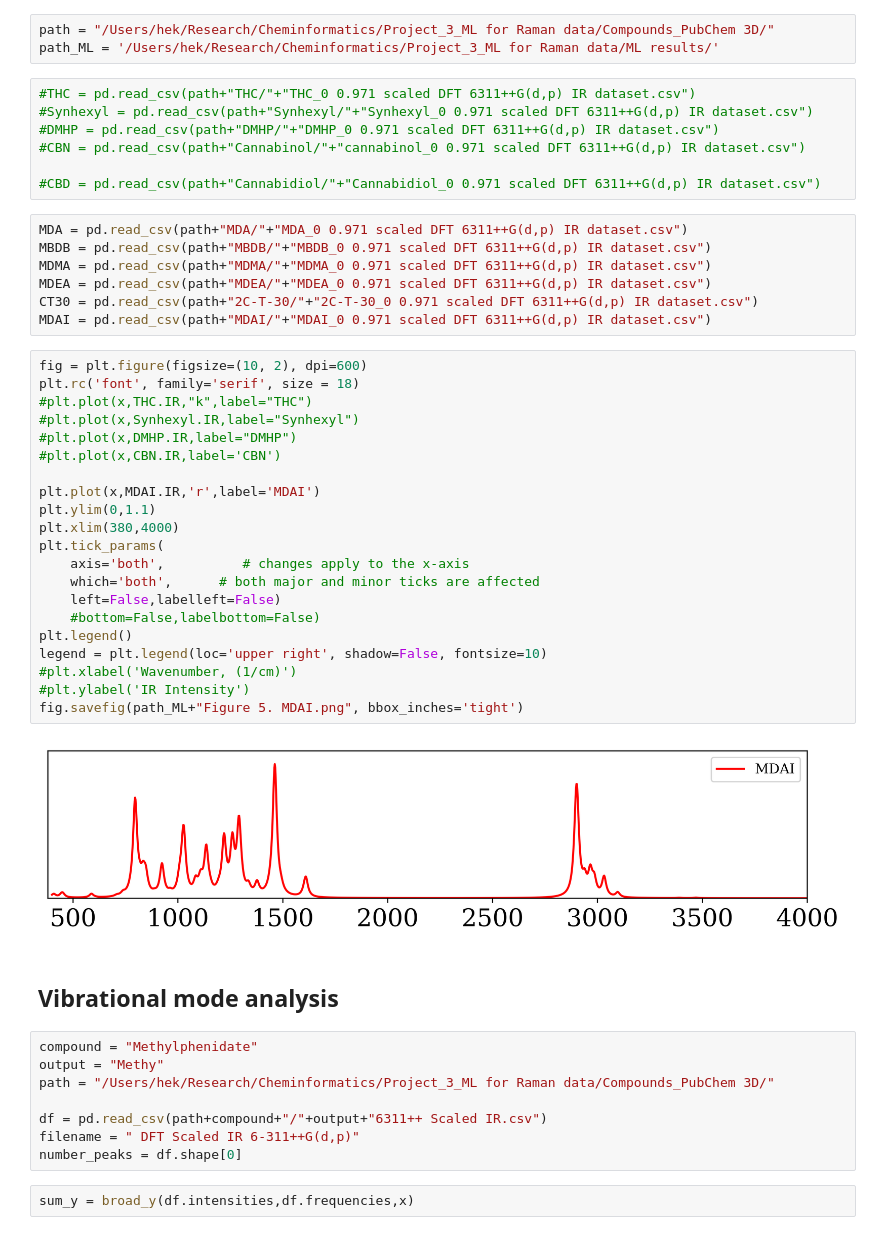
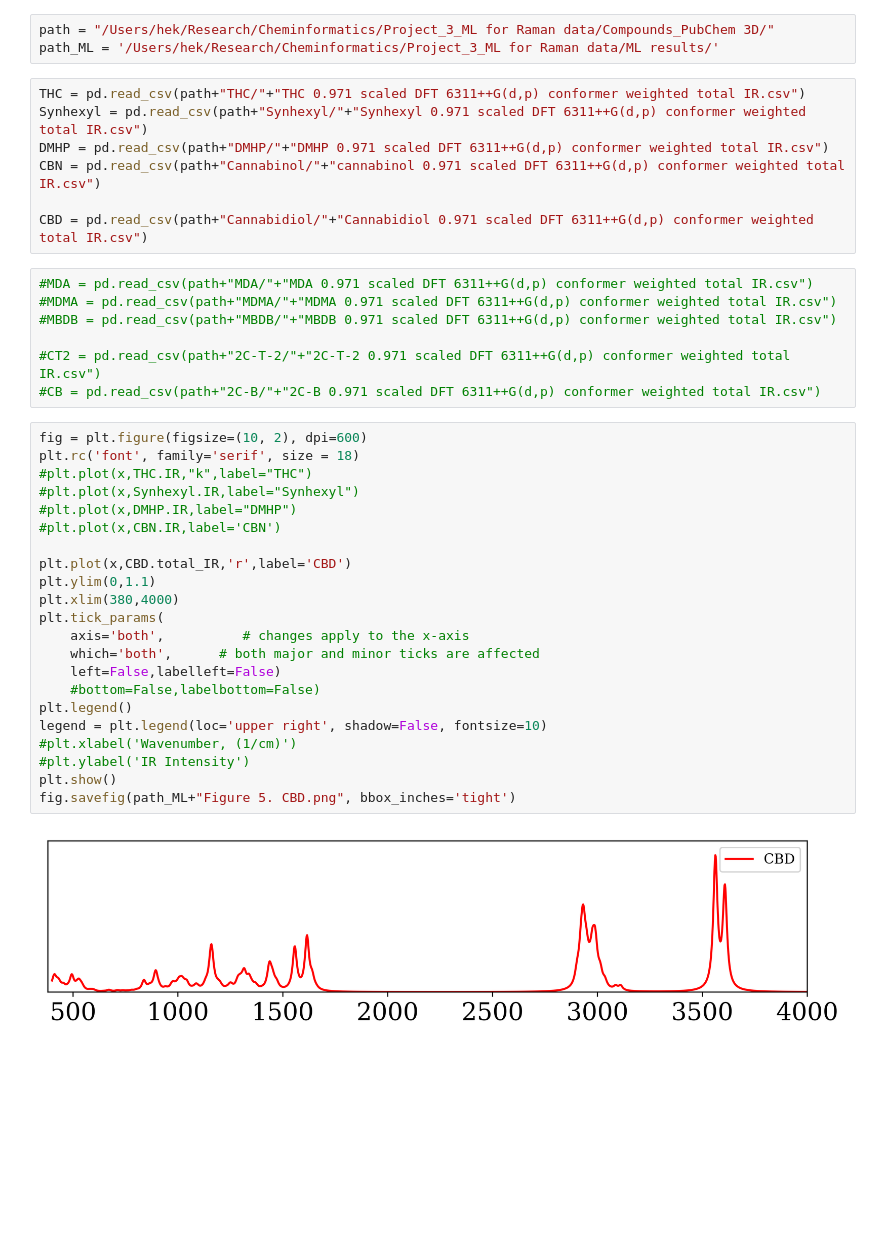
Before and after one commit to nina23bom/IR_NPS_Feature-selection_Clustering, a Jupyter notebook: 0. IR frequencies Curve Fitting.ipynb, the cells around one changed output. Drawn from its saved outputs; the diff is of its cells as text; blank space fills up the shorter version.

```diff
--- a/0. IR frequencies Curve Fitting.ipynb
+++ b/0. IR frequencies Curve Fitting.ipynb
@@ -447,51 +451,40 @@ for i in range(1801):
 path = "/Users/hek/Research/Cheminformatics/Project_3_ML for Raman data/Compounds_PubChem 3D/"
 path_ML = '/Users/hek/Research/Cheminformatics/Project_3_ML for Raman data/ML results/'
 # %%
-#THC = pd.read_csv(path+"THC/"+"THC_0 0.971 scaled DFT 6311++G(d,p) IR dataset.csv")
-#Synhexyl = pd.read_csv(path+"Synhexyl/"+"Synhexyl_0 0.971 scaled DFT 6311++G(d,p) IR dataset.csv")
-#DMHP = pd.read_csv(path+"DMHP/"+"DMHP_0 0.971 scaled DFT 6311++G(d,p) IR dataset.csv")
-#CBN = pd.read_csv(path+"Cannabinol/"+"cannabinol_0 0.971 scaled DFT 6311++G(d,p) IR dataset.csv")
+THC = pd.read_csv(path+"THC/"+"THC 0.971 scaled DFT 6311++G(d,p) conformer weighted total IR.csv")
+Synhexyl = pd.read_csv(path+"Synhexyl/"+"Synhexyl 0.971 scaled DFT 6311++G(d,p) conformer weighted total IR.csv")
+DMHP = pd.read_csv(path+"DMHP/"+"DMHP 0.971 scaled DFT 6311++G(d,p) conformer weighted total IR.csv")
+CBN = pd.read_csv(path+"Cannabinol/"+"cannabinol 0.971 scaled DFT 6311++G(d,p) conformer weighted total IR.csv")
 
-#CBD = pd.read_csv(path+"Cannabidiol/"+"Cannabidiol_0 0.971 scaled DFT 6311++G(d,p) IR dataset.csv")
+CBD = pd.read_csv(path+"Cannabidiol/"+"Cannabidiol 0.971 scaled DFT 6311++G(d,p) conformer weighted total IR.csv")
 # %%
-MDA = pd.read_csv(path+"MDA/"+"MDA_0 0.971 scaled DFT 6311++G(d,p) IR dataset.csv")
-MBDB = pd.read_csv(path+"MBDB/"+"MBDB_0 0.971 scaled DFT 6311++G(d,p) IR dataset.csv")
-MDMA = pd.read_csv(path+"MDMA/"+"MDMA_0 0.971 scaled DFT 6311++G(d,p) IR dataset.csv")
-MDEA = pd.read_csv(path+"MDEA/"+"MDEA_0 0.971 scaled DFT 6311++G(d,p) IR dataset.csv")
-CT30 = pd.read_csv(path+"2C-T-30/"+"2C-T-30_0 0.971 scaled DFT 6311++G(d,p) IR dataset.csv")
-MDAI = pd.read_csv(path+"MDAI/"+"MDAI_0 0.971 scaled DFT 6311++G(d,p) IR dataset.csv")
+#MDA = pd.read_csv(path+"MDA/"+"MDA 0.971 scaled DFT 6311++G(d,p) conformer weighted total IR.csv")
+#MDMA = pd.read_csv(path+"MDMA/"+"MDMA 0.971 scaled DFT 6311++G(d,p) conformer weighted total IR.csv")
+#MBDB = pd.read_csv(path+"MBDB/"+"MBDB 0.971 scaled DFT 6311++G(d,p) conformer weighted total IR.csv")
+
+#CT2 = pd.read_csv(path+"2C-T-2/"+"2C-T-2 0.971 scaled DFT 6311++G(d,p) conformer weighted total IR.csv")
+#CB = pd.read_csv(path+"2C-B/"+"2C-B 0.971 scaled DFT 6311++G(d,p) conformer weighted total IR.csv")
 # %%
 fig = plt.figure(figsize=(10, 2), dpi=600)
 plt.rc('font', family='serif', size = 18)
 #plt.plot(x,THC.IR,"k",label="THC")
 #plt.plot(x,Synhexyl.IR,label="Synhexyl")
 #plt.plot(x,DMHP.IR,label="DMHP")
 #plt.plot(x,CBN.IR,label='CBN')
 
-plt.plot(x,MDAI.IR,'r',label='MDAI')
+plt.plot(x,CBD.total_IR,'r',label='CBD')
 plt.ylim(0,1.1)
 plt.xlim(380,4000)
 plt.tick_params(
     axis='both',          # changes apply to the x-axis
     which='both',      # both major and minor ticks are affected
     left=False,labelleft=False)
     #bottom=False,labelbottom=False)
 plt.legend()
 legend = plt.legend(loc='upper right', shadow=False, fontsize=10)
 #plt.xlabel('Wavenumber, (1/cm)')
 #plt.ylabel('IR Intensity')
-fig.savefig(path_ML+"Figure 5. MDAI.png", bbox_inches='tight')
+plt.show()
+fig.savefig(path_ML+"Figure 5. CBD.png", bbox_inches='tight')
 # %% [output]
-[figure, old version]
+[figure, new version]
-# %% [markdown]
-## Vibrational mode analysis
-# %%
-compound = "Methylphenidate"
-output = "Methy"
-path = "/Users/hek/Research/Cheminformatics/Project_3_ML for Raman data/Compounds_PubChem 3D/"
-
-df = pd.read_csv(path+compound+"/"+output+"6311++ Scaled IR.csv")
-filename = " DFT Scaled IR 6-311++G(d,p)"
-number_peaks = df.shape[0]
-# %%
-sum_y = broad_y(df.intensities,df.frequencies,x)
```
Also changed, not shown: parts of 21 cells of this notebook.
